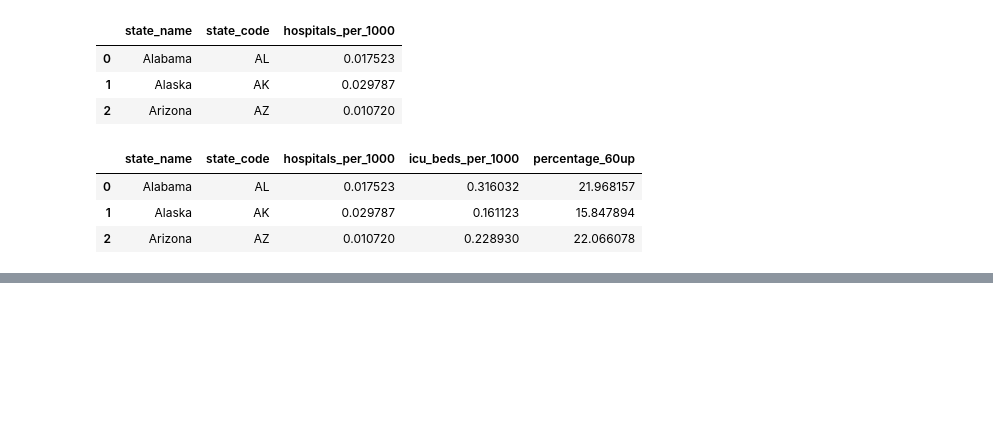
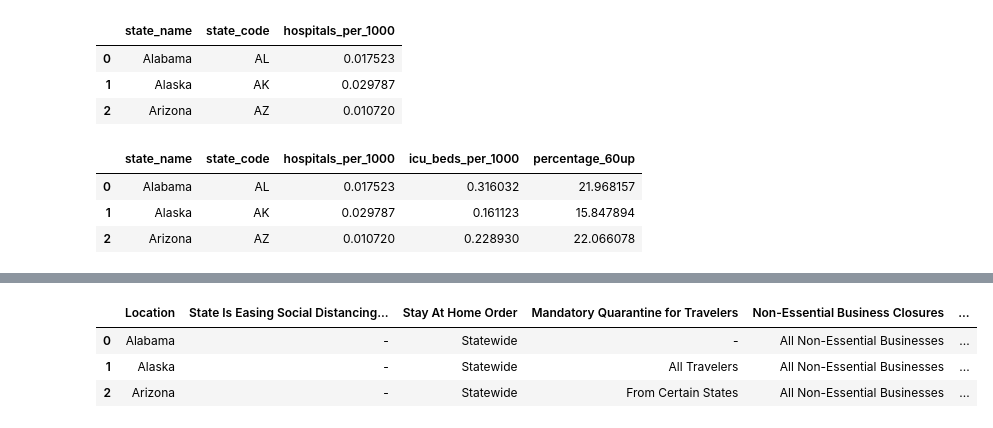
Before and after one commit to iamzhaihy/BD2020-Final-Project, a Jupyter notebook: Data Processing.ipynb, the cells around one changed output, grey strips where cells are left out. Cells and saved outputs as stored; diff of their text form; code cells hidden in the pictures; blank space fills up the shorter version.

Commit message:
clean and process state level response data

```diff
--- a/Data Processing.ipynb
+++ b/Data Processing.ipynb
@@ -438,0 +466,12 @@ df_merged.to_csv('./processed_data/state_indicators.csv', index=False)
+# %%
+state_actions_df=pd.read_csv('./data/kff/raw_data.csv')
+state_actions=state_actions_df[list(state_actions_df.columns[:-1])]
+#remove national total result record
+state_actions=state_actions.drop(0)
+state_actions=state_actions.reset_index(drop=True)
+state_actions.head(3)
+# %% [output]
+|  | Location | State Is Easing Social Distancing... | Stay At Home Order | Mandatory Quarantine for Travelers | Non-Essential Business Closures | ... |
+| 0 | Alabama | - | Statewide | - | All Non-Essential Businesses | ... |
+| 1 | Alaska | - | Statewide | All Travelers | All Non-Essential Businesses | ... |
+| 2 | Arizona | - | Statewide | From Certain States | All Non-Essential Businesses | ... |
```
Also changed, not shown: parts of 26 cells of this notebook.
